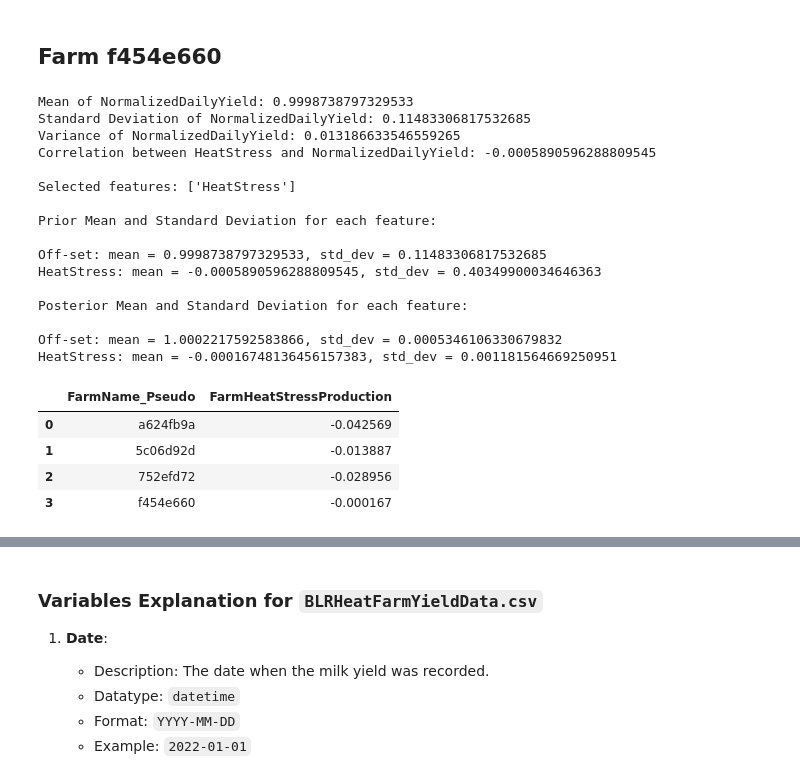
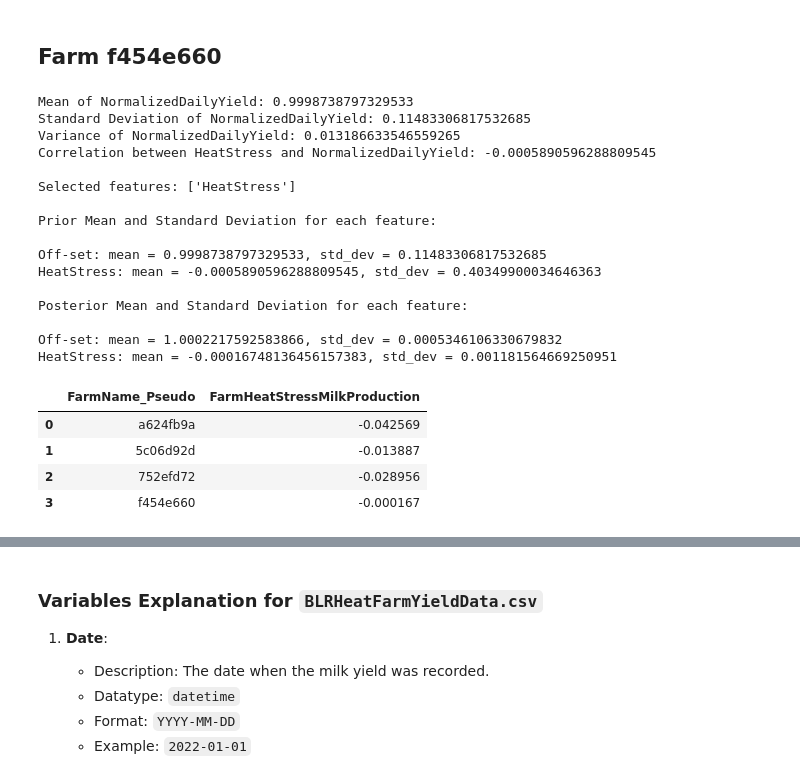
Before and after one commit to jockepolis/HeatStressEvaluationSummer24, a Jupyter notebook: ModelingFarmLevelYield/BLR_FarmHeatApp.ipynb, the cells around one changed output, grey strips where cells are left out. Cells and saved outputs as stored; diff of their text form; code cells hidden in the pictures.

```diff
--- a/ModelingFarmLevelYield/BLR_FarmHeatApp.ipynb
+++ b/ModelingFarmLevelYield/BLR_FarmHeatApp.ipynb
@@ -156,7 +153,7 @@ In this block, we train a Bayesian linear regression model for each combination
 This block helps identify how different features affect milk production under varying heat stress conditions using training data.
 # %%
 # Initialize an empty DataFrame to store results
-results_df = pd.DataFrame(columns=['FarmName_Pseudo', 'FarmHeatStressProduction'])
+results_df = pd.DataFrame(columns=['FarmName_Pseudo', 'FarmHeatStressMilkProduction'])
 
 # Set subject type to 'farm'
 subject_type = 'farm'
@@ -235,7 +232,7 @@ heatstress_posterior_mean = fit_and_get_heatstress_posterior(farm_id, train_data
 # Create a new DataFrame for the current farm's result
 new_result = pd.DataFrame([{
     'FarmName_Pseudo': farm_id,
-    'FarmHeatStressProduction': heatstress_posterior_mean
+    'FarmHeatStressMilkProduction': heatstress_posterior_mean
 }])
 
 # Check if results_df is empty before concatenation
@@ -343,7 +340,7 @@ heatstress_posterior_mean = fit_and_get_heatstress_posterior(farm_id, train_data
 # Create a new DataFrame for the current farm's result
 new_result = pd.DataFrame([{
     'FarmName_Pseudo': farm_id,
-    'FarmHeatStressProduction': heatstress_posterior_mean
+    'FarmHeatStressMilkProduction': heatstress_posterior_mean
 }])
 
 # Check if results_df is empty before concatenation
@@ -450,7 +447,7 @@ heatstress_posterior_mean = fit_and_get_heatstress_posterior(farm_id, train_data
 # Create a new DataFrame for the current farm's result
 new_result = pd.DataFrame([{
     'FarmName_Pseudo': farm_id,
-    'FarmHeatStressProduction': heatstress_posterior_mean
+    'FarmHeatStressMilkProduction': heatstress_posterior_mean
 }])
 
 # Check if results_df is empty before concatenation
@@ -557,35 +554,35 @@ heatstress_posterior_mean = fit_and_get_heatstress_posterior(farm_id, train_data
 
 # Create a new DataFrame for the current farm's result
 new_result = pd.DataFrame([{
     'FarmName_Pseudo': farm_id,
-    'FarmHeatStressProduction': heatstress_posterior_mean
+    'FarmHeatStressMilkProduction': heatstress_posterior_mean
 }])
 
 # Check if results_df is empty before concatenation
 if results_df.empty:
     results_df = new_result
 else:
     results_df = pd.concat([results_df, new_result], ignore_index=True)
 
 results_df
 # %% [output]
 Mean of NormalizedDailyYield: 0.9998738797329533
 Standard Deviation of NormalizedDailyYield: 0.11483306817532685
 Variance of NormalizedDailyYield: 0.013186633546559265
 Correlation between HeatStress and NormalizedDailyYield: -0.0005890596288809545
 
 Selected features: ['HeatStress']
 
 Prior Mean and Standard Deviation for each feature:
 
 Off-set: mean = 0.9998738797329533, std_dev = 0.11483306817532685
 HeatStress: mean = -0.0005890596288809545, std_dev = 0.40349900034646363
 
 Posterior Mean and Standard Deviation for each feature:
 
 Off-set: mean = 1.0002217592583866, std_dev = 0.0005346106330679832
 HeatStress: mean = -0.00016748136456157383, std_dev = 0.001181564669250951
-|  | FarmName_Pseudo | FarmHeatStressProduction |
+|  | FarmName_Pseudo | FarmHeatStressMilkProduction |
 | 0 | a624fb9a | -0.042569 |
 | 1 | 5c06d92d | -0.013887 |
 | 2 | 752efd72 | -0.028956 |
```
Also changed, not shown: parts of 5 cells of this notebook, 12 other files.
